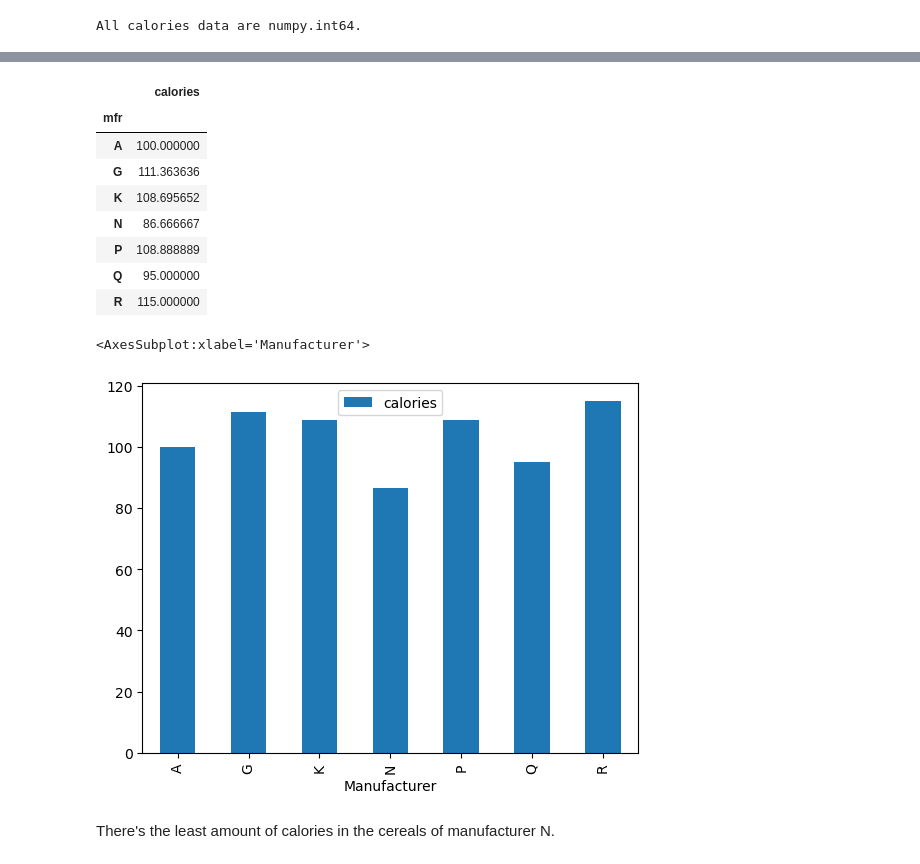
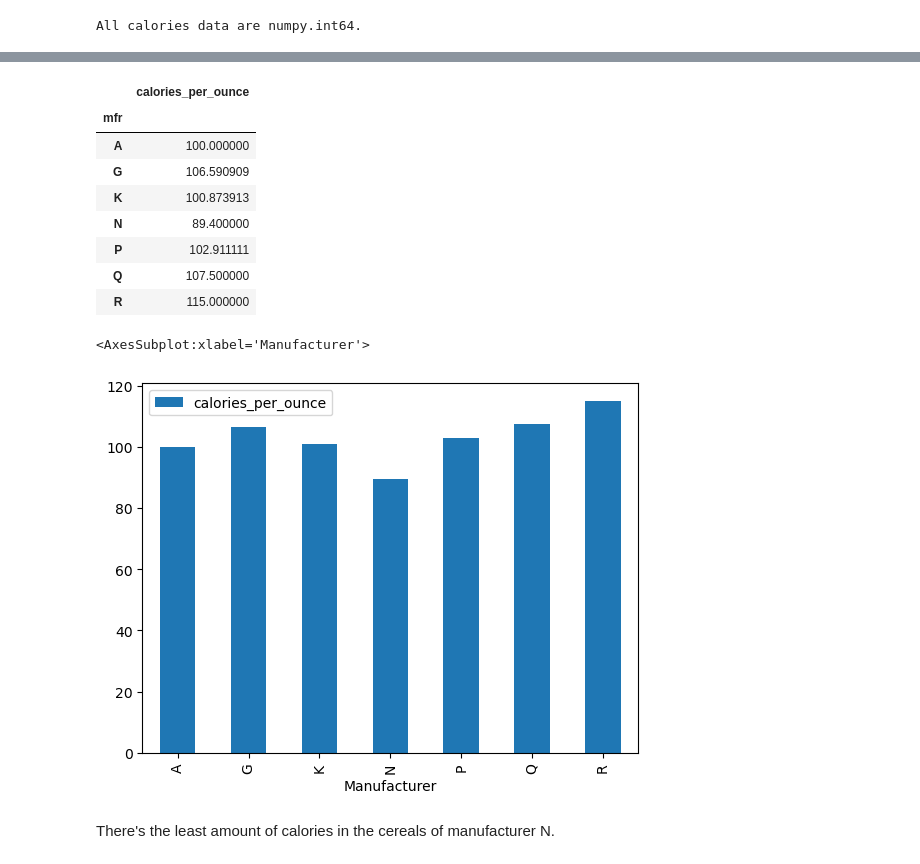
Before and after one commit to seanwhitee/nutrition-data-analysis, a Jupyter notebook: nutrition-data-analysis.ipynb, the cells around one changed output, grey strips where cells are left out. Drawn from its saved outputs; the diff is of its cells as text; code cells hidden in the pictures.

Commit message:
update fiber and calories analysis

```diff
--- a/nutrition-data-analysis.ipynb
+++ b/nutrition-data-analysis.ipynb
@@ -157,3 +187,19 @@ cereal_df.head()
 type(cereal_df.loc[:, 'fiber'][0])
 # %% [output]
 numpy.float64
+# %%
+fiber_per_ounce = []
+
+for i in range(len(cereal_df)):
+
+    num = cereal_df.loc[:, 'fiber'][i] / cereal_df.loc[:, 'weight'][i]
+
+    # convert to float
+    # and append to the list we initialized
+    num = float("%.1f" % num)
+    fiber_per_ounce.append(num)
+
+# Insert columns 'sugars_per_ounce' into the end of original dataframe
+cereal_df.insert(len(cereal_df.columns), "fiber_per_ounce", fiber_per_ounce, True)
+
+cereal_df.head()
@@ -202,3 +255,19 @@ if flag:
     print("All calories data are numpy.int64.")
 # %% [output]
 All calories data are numpy.int64.
+# %%
+calories_per_ounce = []
+
+for i in range(len(cereal_df)):
+
+    num = cereal_df.loc[:, 'calories'][i] / cereal_df.loc[:, 'weight'][i]
+
+    # convert to float
+    # and append to the list we initialized
+    num = float("%.1f" % num)
+    calories_per_ounce.append(num)
+
+# Insert columns 'sugars_per_ounce' into the end of original dataframe
+cereal_df.insert(len(cereal_df.columns), "calories_per_ounce", calories_per_ounce, True)
+
+cereal_df.head()
@@ -205,22 +281,22 @@ All calories data are numpy.int64.
 # %%
-df = cereal_df.groupby(by = ["mfr"]).agg({"calories" : np.mean})
+df = cereal_df.groupby(by = ["mfr"]).agg({"calories_per_ounce" : np.mean})
 df
 # %% [output]
-|  | calories |
+|  | calories_per_ounce |
 | mfr |  |
 | A | 100.000000 |
-| G | 111.363636 |
-| K | 108.695652 |
-| N | 86.666667 |
-| P | 108.888889 |
-| Q | 95.000000 |
+| G | 106.590909 |
+| K | 100.873913 |
+| N | 89.400000 |
+| P | 102.911111 |
+| Q | 107.500000 |
 | R | 115.000000 |
 # %%
-df = cereal_df.groupby(by = ["mfr"]).agg({"calories" : np.mean})
+df = cereal_df.groupby(by = ["mfr"]).agg({"calories_per_ounce" : np.mean})
 df.plot(kind="bar", xlabel="Manufacturer")
 # %% [output]
 <AxesSubplot:xlabel='Manufacturer'>
-[figure, old version]
+[figure, new version]
 # %% [markdown]
 There's the least amount of calories in the cereals of manufacturer N.
 # %% [markdown]
```
Also changed, not shown: parts of 10 cells of this notebook.
